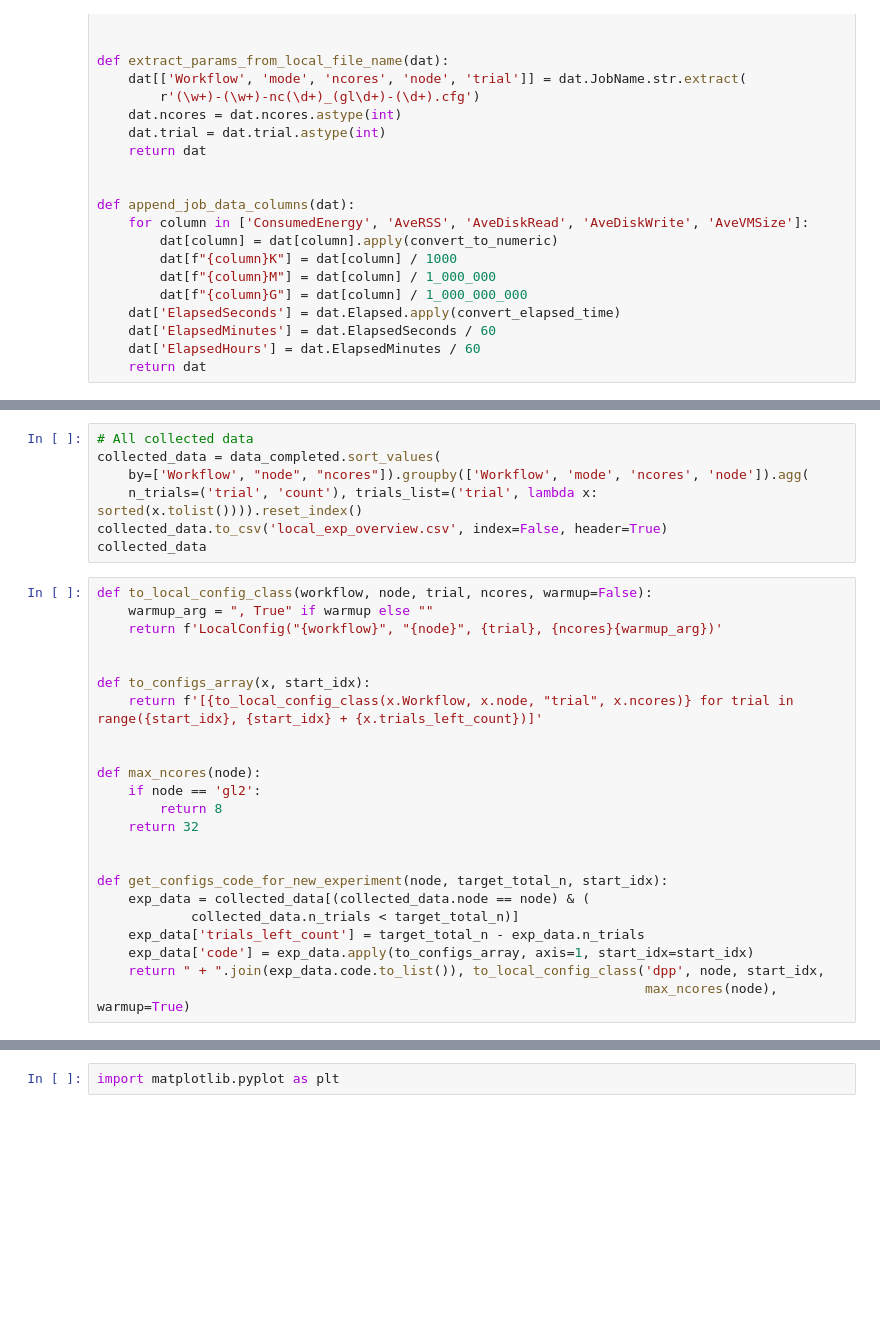
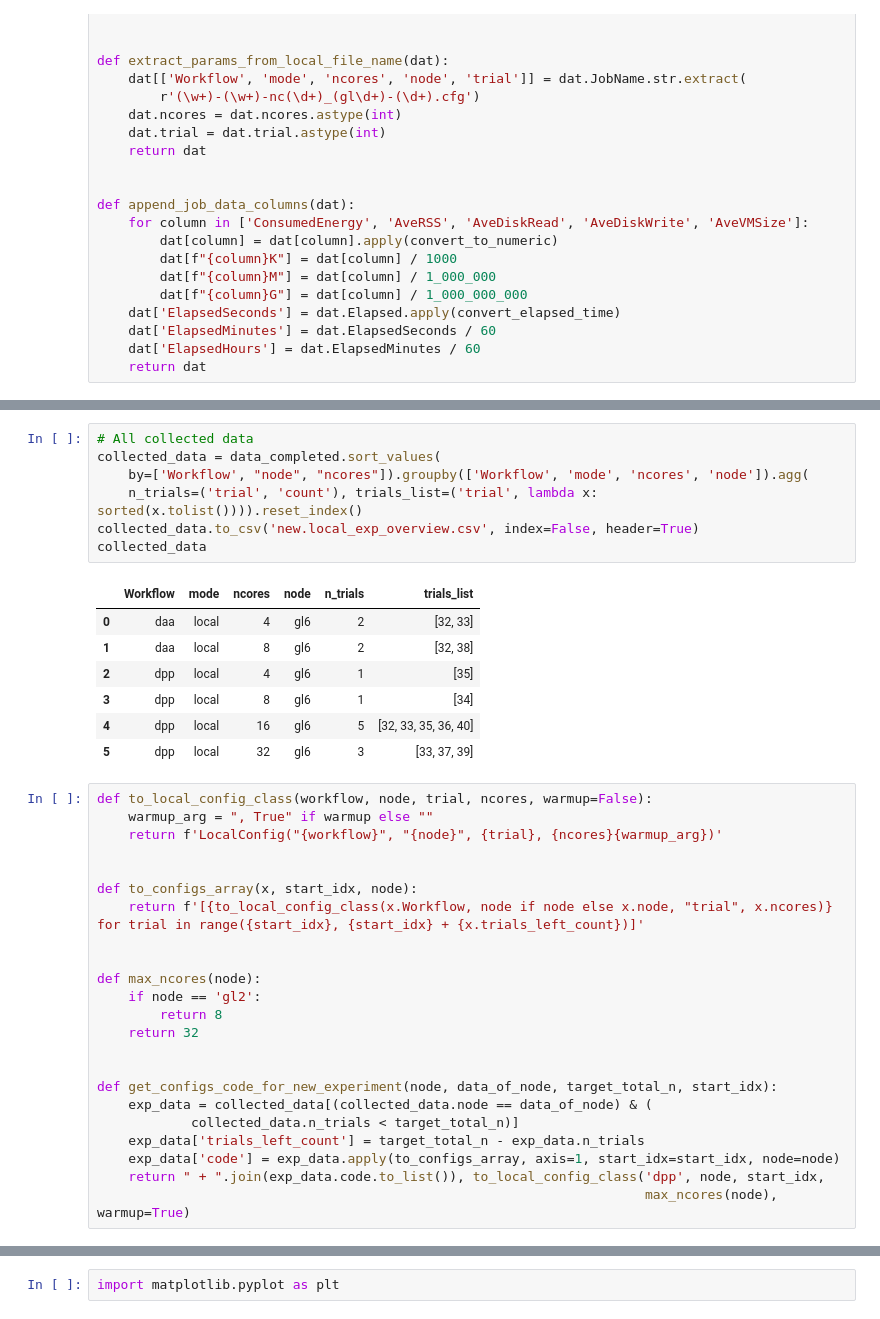
Before and after one commit to dmitrijs-voronovs/haddock-energy-consumption-optimization, a Jupyter notebook: data_analysis/new.analysis.ipynb, the cells around one changed output, grey strips where cells are left out. Cells and saved outputs as stored; diff of their text form; blank space fills up the shorter version.

```diff
--- a/data_analysis/new.analysis.ipynb
+++ b/data_analysis/new.analysis.ipynb
@@ -210,18 +195,26 @@ collected_data_stats
 # %%
 # All collected data
 collected_data = data_completed.sort_values(
     by=['Workflow', "node", "ncores"]).groupby(['Workflow', 'mode', 'ncores', 'node']).agg(
     n_trials=('trial', 'count'), trials_list=('trial', lambda x: sorted(x.tolist()))).reset_index()
-collected_data.to_csv('local_exp_overview.csv', index=False, header=True)
+collected_data.to_csv('new.local_exp_overview.csv', index=False, header=True)
 collected_data
+# %% [output]
+|  | Workflow | mode | ncores | node | n_trials | trials_list |
+| 0 | daa | local | 4 | gl6 | 2 | [32, 33] |
+| 1 | daa | local | 8 | gl6 | 2 | [32, 38] |
+| 2 | dpp | local | 4 | gl6 | 1 | [35] |
+| 3 | dpp | local | 8 | gl6 | 1 | [34] |
+| 4 | dpp | local | 16 | gl6 | 5 | [32, 33, 35, 36, 40] |
+| 5 | dpp | local | 32 | gl6 | 3 | [33, 37, 39] |
 # %%
 def to_local_config_class(workflow, node, trial, ncores, warmup=False):
     warmup_arg = ", True" if warmup else ""
     return f'LocalConfig("{workflow}", "{node}", {trial}, {ncores}{warmup_arg})'
 
 
-def to_configs_array(x, start_idx):
-    return f'[{to_local_config_class(x.Workflow, x.node, "trial", x.ncores)} for trial in range({start_idx}, {start_idx} + {x.trials_left_count})]'
+def to_configs_array(x, start_idx, node):
+    return f'[{to_local_config_class(x.Workflow, node if node else x.node, "trial", x.ncores)} for trial in range({start_idx}, {start_idx} + {x.trials_left_count})]'
 
 
 def max_ncores(node):
@@ -230,11 +223,11 @@ def max_ncores(node):
     return 32
 
 
-def get_configs_code_for_new_experiment(node, target_total_n, start_idx):
-    exp_data = collected_data[(collected_data.node == node) & (
+def get_configs_code_for_new_experiment(node, data_of_node, target_total_n, start_idx):
+    exp_data = collected_data[(collected_data.node == data_of_node) & (
             collected_data.n_trials < target_total_n)]
     exp_data['trials_left_count'] = target_total_n - exp_data.n_trials
-    exp_data['code'] = exp_data.apply(to_configs_array, axis=1, start_idx=start_idx)
+    exp_data['code'] = exp_data.apply(to_configs_array, axis=1, start_idx=start_idx, node=node)
     return " + ".join(exp_data.code.to_list()), to_local_config_class('dpp', node, start_idx,
                                                                       max_ncores(node), warmup=True)
 # %%
```
Also changed, not shown: parts of 11 cells of this notebook, 10 other files.
